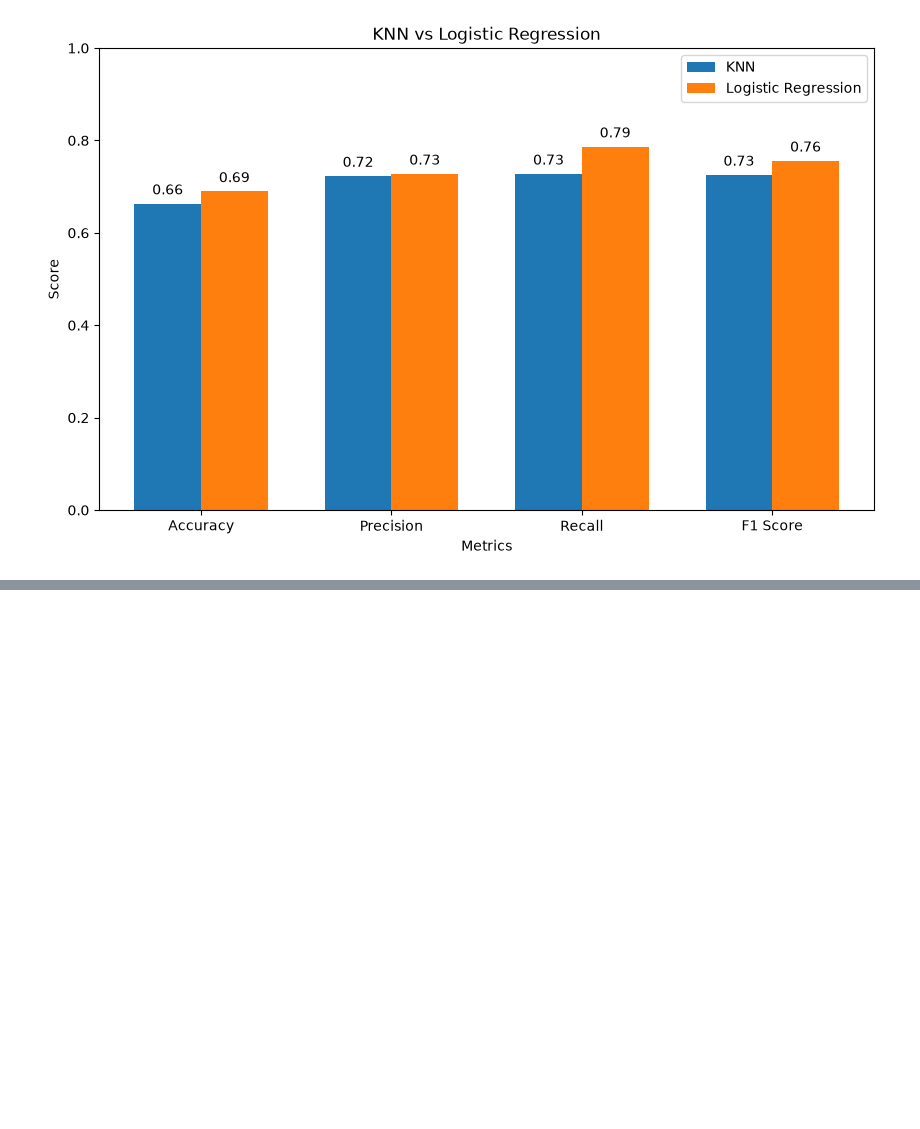
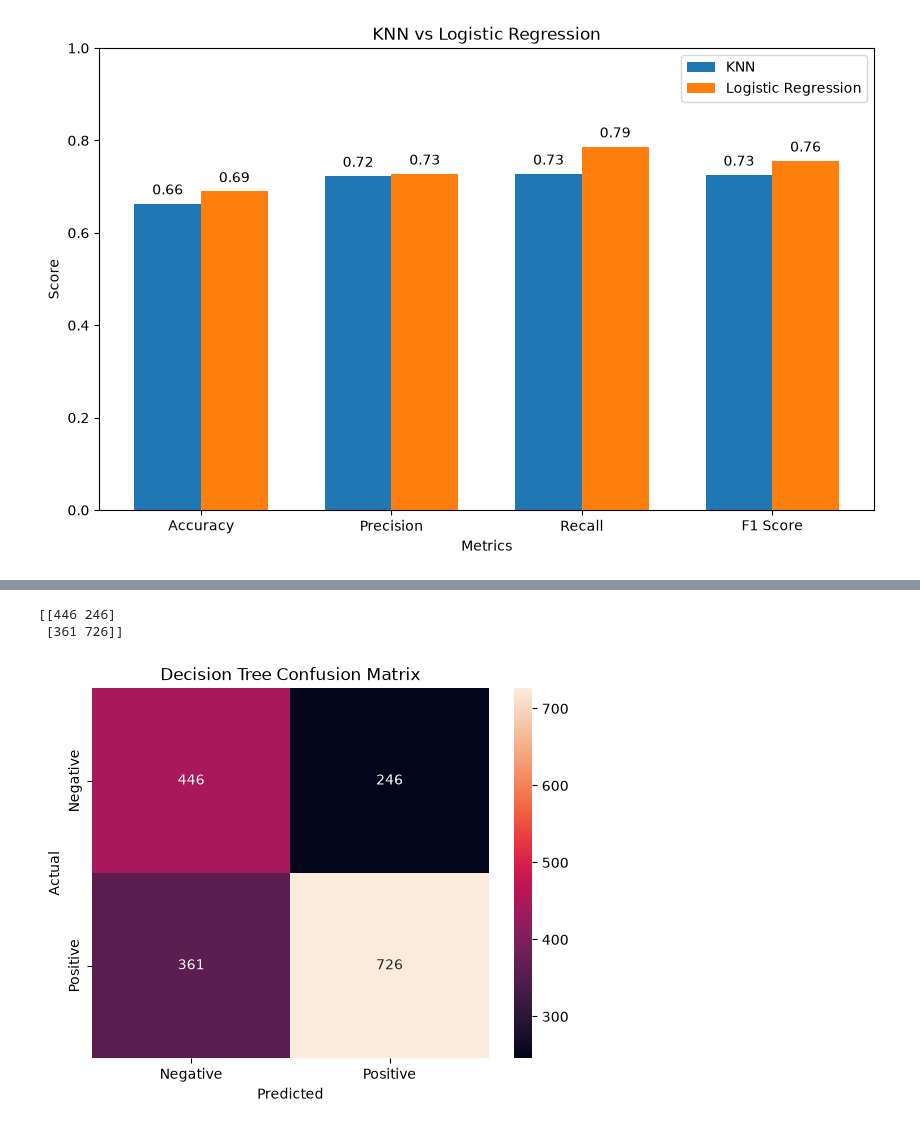
Before and after one commit to vinodh0512/ml-hcl, a Jupyter notebook: ex-4/corona.ipynb, the cells around one changed output, grey strips where cells are left out. Drawn from its saved outputs; the diff is of its cells as text; code cells hidden in the pictures; blank space fills up the shorter version.

Commit message:
TREES

```diff
--- a/ex-5/corana/corona.ipynb
+++ b/ex-4/corona.ipynb
@@ -572,3 +562,17 @@ for i, value in enumerate(logistic):
 plt.show()
 # %% [output]
 [figure]
+# %%
+from sklearn.tree import DecisionTreeClassifier
+
+dt_model = DecisionTreeClassifier(
+    random_state=42
+)
+
+dt_model.fit(X_train, y_train)
+
+print("Decision Tree training completed!")
+
+y_pred_dt = dt_model.predict(X_test)
+
+print("Prediction completed!")
@@ -574,0 +607,27 @@ plt.show()
+# %%
+from sklearn.metrics import confusion_matrix
+
+cm_dt = confusion_matrix(y_test, y_pred_dt)
+
+print(cm_dt)
+# %% [output]
+[[446 246]
+ [361 726]]
+# %%
+import seaborn as sns
+import matplotlib.pyplot as plt
+
+sns.heatmap(
+    cm_dt,
+    annot=True,
+    fmt="d",
+    xticklabels=["Negative", "Positive"],
+    yticklabels=["Negative", "Positive"]
+)
+
+plt.xlabel("Predicted")
+plt.ylabel("Actual")
+plt.title("Decision Tree Confusion Matrix")
+plt.show()
+# %% [output]
+[figure, added]
```
Also changed, not shown: parts of 11 cells of this notebook, 7 other files.
